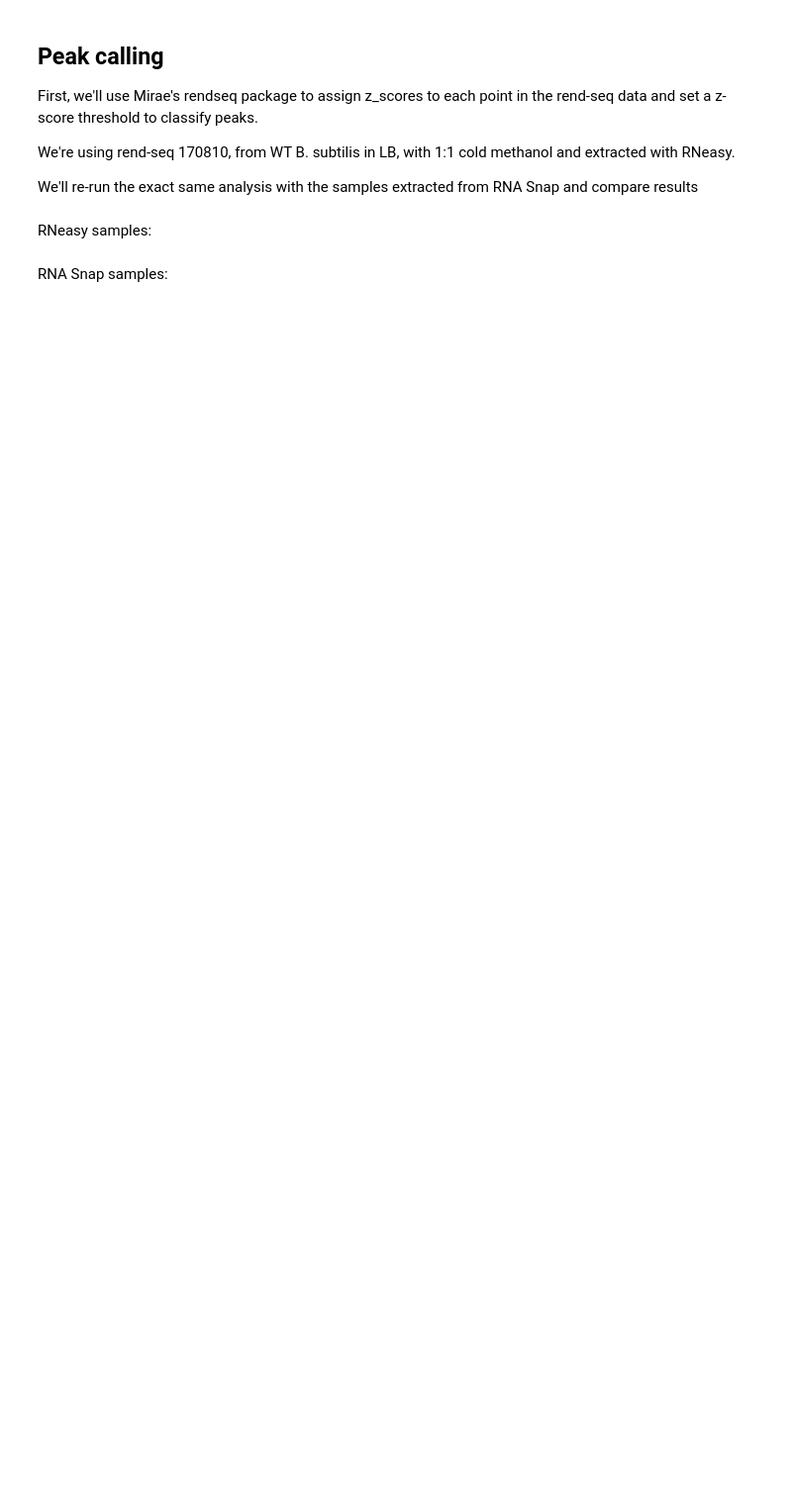
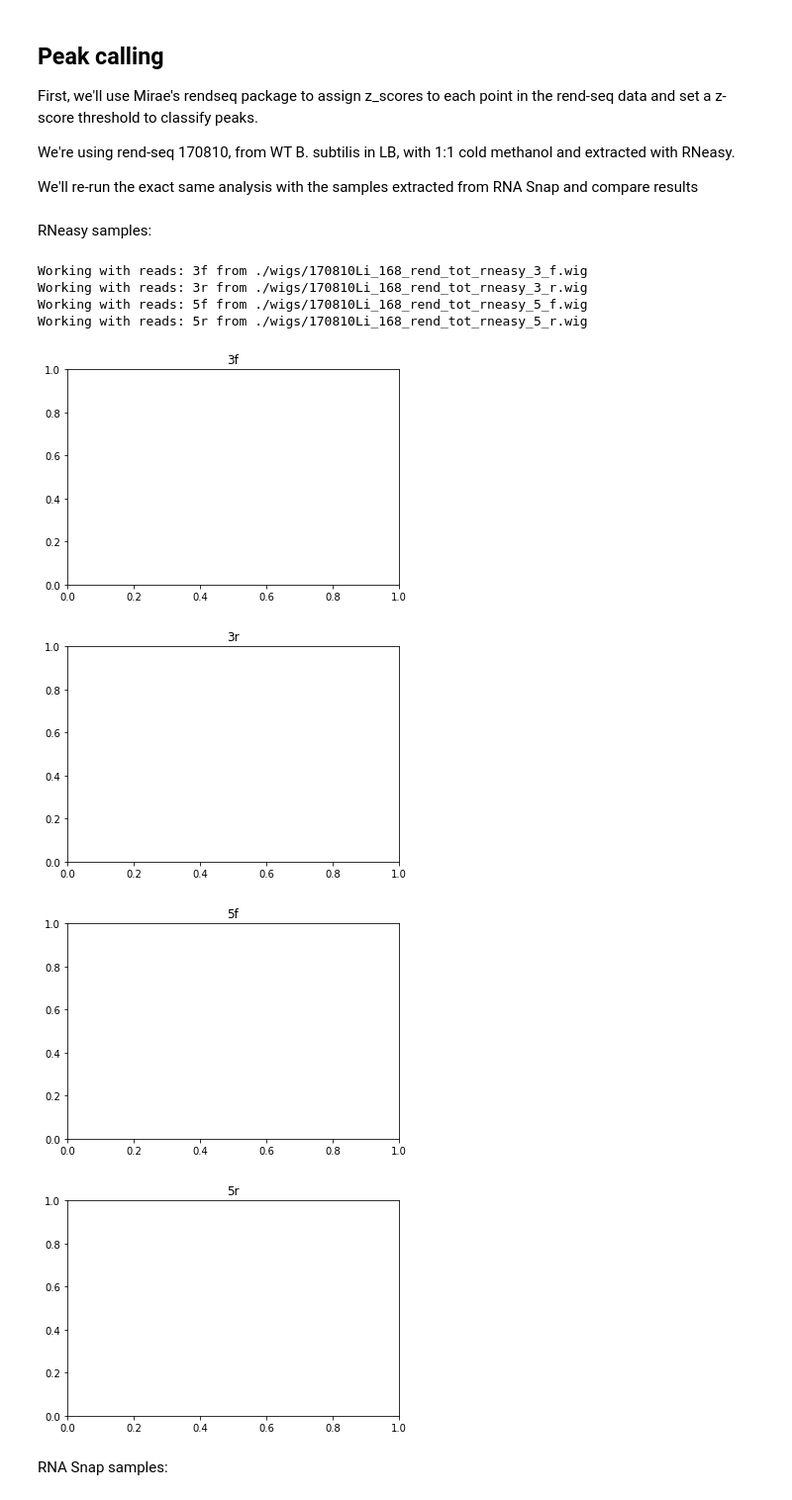
Before and after one commit to gwlilabmit/UTR_Prediction, a Jupyter notebook: peak_UTR_calling.ipynb, the cells around one changed output. Shown at 99% size. Drawn from its saved outputs; the diff is of its cells as text; code cells hidden in the pictures; blank space fills up the shorter version.

```diff
--- a/peak_UTR_calling.ipynb
+++ b/peak_UTR_calling.ipynb
@@ -62,37 +70,46 @@ from os.path import exists
 # %% [markdown]
 RNeasy samples:
 # %%
-rerun_pickled = False
+rerun_pickled = True
 # %%
 # Only run all of this if outputs haven't already been pickled:
 
 if rerun_pickled or not exists("pickle/scores_peaks.pkl"):
     wig_paths = {'3f': './wigs/170810Li_168_rend_tot_rneasy_3_f.wig',
                  '3r': './wigs/170810Li_168_rend_tot_rneasy_3_r.wig',
                  '5f': './wigs/170810Li_168_rend_tot_rneasy_5_f.wig',
                  '5r': './wigs/170810Li_168_rend_tot_rneasy_5_r.wig'}
 
     scores_peaks = {'3f': {},
                     '3r' : {},
                     '5f': {},
                     '5r': {}}
 
     for read_type, wig_path in wig_paths.items():
         reads, chrom = open_wig(wig_path)
         print(f"Working with reads: {read_type} from {wig_path}")
 
         plt.figure()
         plt.title(f"{read_type}")
 
         z_score_transformed_data = z_scores(reads)
-        thresh_peaks_found = thresh_peaks(z_score_transformed_data)
+        thresh_peaks_found = thresh_peaks(z_score_transformed_data, thresh = 10)
 
         scores_peaks[read_type]['z_scores'] = z_score_transformed_data
         scores_peaks[read_type]['peaks'] = thresh_peaks_found
 
         # Write wigs to file
         peaks_fname = path.basename(wig_path).replace('.wig', '_peaks.wig')
         write_wig(thresh_peaks_found, f'wigs_peaks/{peaks_fname}', chrom)
+# %% [output]
+Working with reads: 3f from ./wigs/170810Li_168_rend_tot_rneasy_3_f.wig
+Working with reads: 3r from ./wigs/170810Li_168_rend_tot_rneasy_3_r.wig
+Working with reads: 5f from ./wigs/170810Li_168_rend_tot_rneasy_5_f.wig
+Working with reads: 5r from ./wigs/170810Li_168_rend_tot_rneasy_5_r.wig
+[figure, added]
+[figure, added]
+[figure, added]
+[figure, added]
 # %% [markdown]
 RNA Snap samples:
 # %%
```
Also changed, not shown: parts of 39 cells of this notebook.
